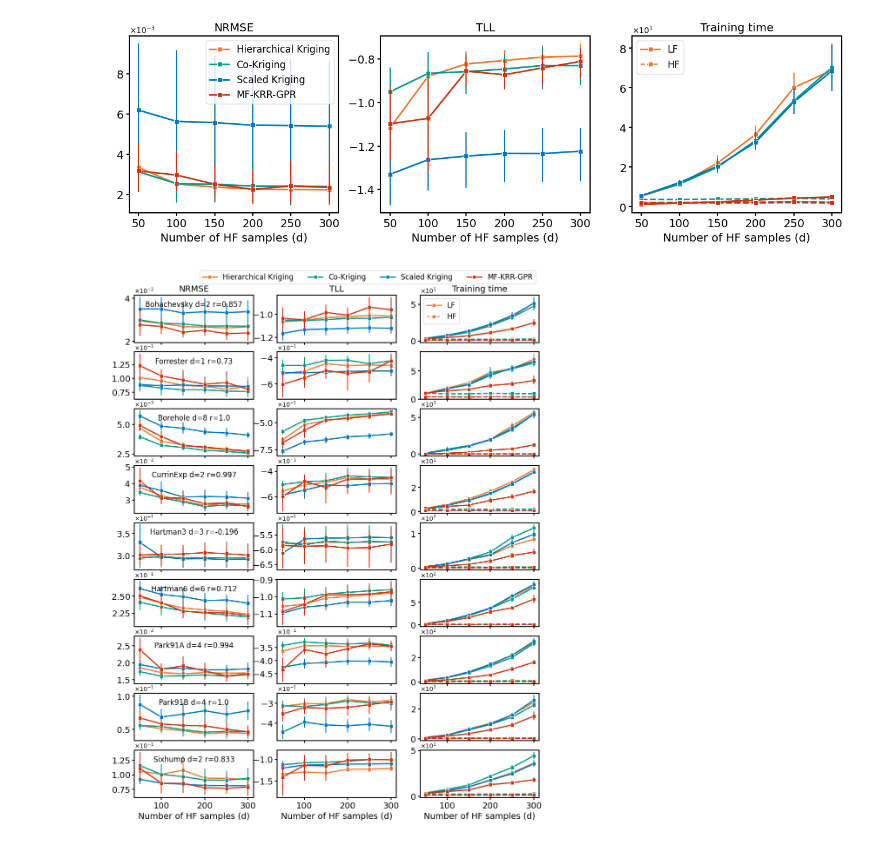
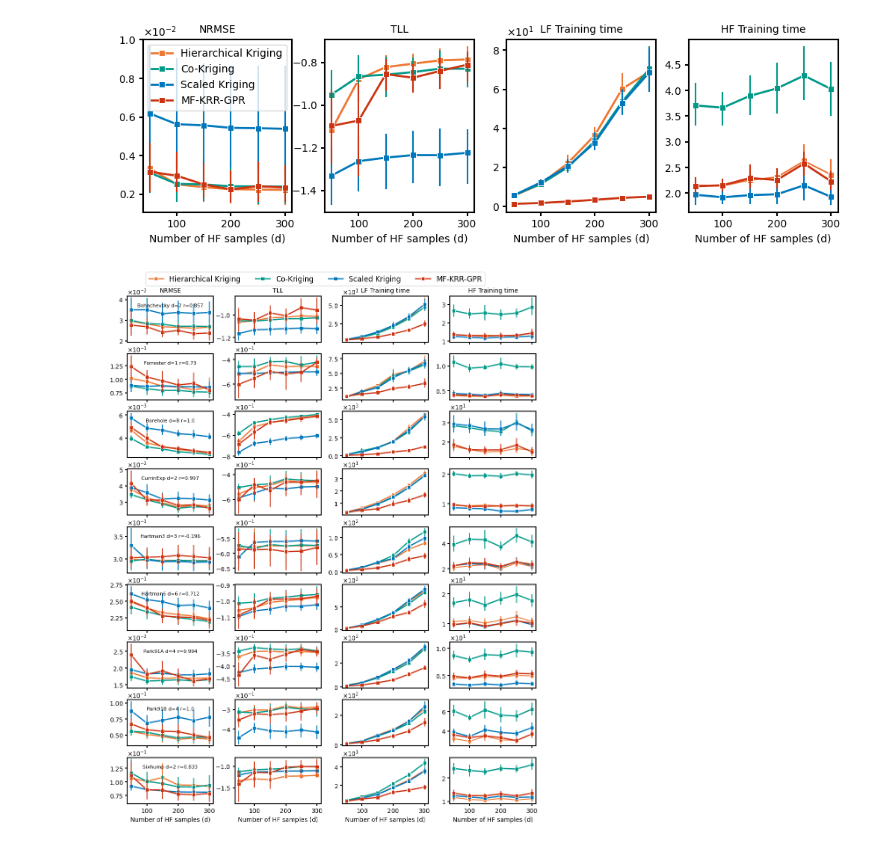
Before and after one commit to bessagroup/mfbml, a Jupyter notebook: studies/gpr_comprehensive_experiments/all_methods_noise/hf_all_function_20/calculate_2024_0510/results_analysis_ablation.ipynb, the cells around one changed output. Drawn from its saved outputs; the diff is of its cells as text; code cells hidden in the pictures.

```diff
--- a/studies/gpr_comprehensive_experiments/all_methods_noise/hf_all_function_20/calculate_2024_0510/results_analysis_ablation.ipynb
+++ b/studies/gpr_comprehensive_experiments/all_methods_noise/hf_all_function_20/calculate_2024_0510/results_analysis_ablation.ipynb
@@ -31,7 +31,7 @@ mf_rbf_gpr_results["sk_learned_noise_std"] = np.absolute(
     mf_rbf_gpr_results["sk_learned_noise_std"]-0.3)
 # %%
 # show 1 example for the main text
-font_size = 14
+font_size = 10
 problems = mf_rbf_gpr_results["problem"].unique()
 # problem information
 problem_sets = [
@@ -49,7 +49,7 @@ problem_sets = [
 dimensions = [2, 1,  2, 8, 2, 3, 6, 4, 4, 2]
 r2 = [0.857, 0.730,  0.925, 1.000, 0.997, -0.196, 0.712, 0.994, 1.0000, 0.833]
 
-fig, ax = plt.subplots(1, 3, figsize=(16, 4))
+fig, ax = plt.subplots(1, 4, figsize=(12, 3))
 for i, problem in enumerate(problems):
     if problem == "mf_Booth":
         sns.lineplot(
@@ -98,7 +98,7 @@ for i, problem in enumerate(problems):
             label="MF-KRR-GPR",
         )
         # set the legend on the top right
-        ax[0].legend(loc="upper right", fontsize=12)
+        ax[0].legend(loc="upper right", fontsize=10)
         ax[0].set_ylabel(" ", fontsize=font_size)
         # plot for the log likelihood
         sns.lineplot(
@@ -172,9 +172,9 @@ for i, problem in enumerate(problems):
             y="hk_hf_training_time",
             marker="s",
             legend="full",
-            linestyle="--",
+            linestyle="-",
             color='#EE7733',
-            ax=ax[2],
+            ax=ax[3],
             label="hk",
             err_style="bars",
         )
@@ -198,8 +198,8 @@ for i, problem in enumerate(problems):
             legend="full",
             linewidth=2,
             color='#009988',
-            linestyle="--",
-            ax=ax[2],
+            linestyle="-",
+            ax=ax[3],
             label="cokriging",
             err_style="bars",
         )
@@ -225,8 +225,8 @@ for i, problem in enumerate(problems):
             legend="full",
             linewidth=2,
             color='#0077BB',
-            linestyle="--",
-            ax=ax[2],
+            linestyle="-",
+            ax=ax[3],
             label="sk",
             err_style="bars",
         )
@@ -250,18 +250,20 @@ for i, problem in enumerate(problems):
             legend="full",
             linewidth=2,
             color='#CC3311',
-            linestyle="--",
-            ax=ax[2],
+            linestyle="-",
+            ax=ax[3],
             label="mf_krr_gpr",
             err_style="bars",
         )
-        ax[2].legend(["LF", "HF"], loc="upper left", fontsize=12)
+        ax[2].legend().set_visible(False)
         ax[2].set_ylabel(" ", fontsize=font_size)
+        ax[3].legend().set_visible(False)
+        ax[3].set_ylabel(" ", fontsize=font_size)
         # set scientific notation for the y-axis
         ax[0].yaxis.set_major_formatter(formatter)
 
 # set the linewidth of axis
-for i in range(3):
+for i in range(4):
     # ax[i].yaxis.set_major_formatter(formatter)
     ax[i].ticklabel_format(axis='y', style='sci', scilimits=(-1, 1),
                            useMathText=True, useLocale=True)
@@ -278,10 +280,11 @@ for i in range(3):
     ax[i].title.set_color("black")
 ax[0].set_title("NRMSE", fontsize=font_size)
 ax[1].set_title("TLL", fontsize=font_size)
-ax[2].set_title("Training time", fontsize=font_size)
+ax[2].set_title("LF Training time", fontsize=font_size)
+ax[3].set_title("HF Training time", fontsize=font_size)
 
 # set the space between the subplots
-plt.subplots_adjust(wspace=0.2)
+plt.subplots_adjust(wspace=0.22)
 plt.savefig("gpr_comparison_at_20hf_samples_main_text.png",
             dpi=300, bbox_inches="tight")
 plt.savefig("gpr_comparison_at_20hf_samples_main_text.pdf",
@@ -291,11 +294,11 @@ plt.savefig("gpr_comparison_at_20hf_samples_main_text.svg",
 
 plt.show()
 # %% [output]
-[figure, old version]
+[figure, new version]
 # %%
 from matplotlib.ticker import ScalarFormatter
 
-font_size = 14
+font_size = 10
 formatter = ScalarFormatter(useMathText=True)
 formatter.set_scientific(True)
 # adjust the power limits as needed
@@ -317,7 +320,7 @@ problem_sets = [
 dimensions = [2, 1,  2, 8, 2, 3, 6, 4, 4, 2]
 r2 = [0.857, 0.730,  0.925, 1.000, 0.997, -0.196, 0.712, 0.994, 1.0000, 0.833]
 ii = 0
-fig, ax = plt.subplots(9, 3, figsize=(12, 15))
+fig, ax = plt.subplots(9, 4, figsize=(12, 15))
 for i, problem in enumerate(problems):
     if problem != "mf_Booth":
         sns.lineplot(
@@ -440,9 +443,9 @@ for i, problem in enumerate(problems):
             y="hk_hf_training_time",
             marker="s",
             legend="full",
-            linestyle="--",
+            linestyle="-",
             color='#EE7733',
-            ax=ax[ii, 2],
+            ax=ax[ii, 3],
             label="hk",
             err_style="bars",
         )
@@ -466,8 +469,8 @@ for i, problem in enumerate(problems):
             legend="full",
             linewidth=2,
             color='#009988',
-            linestyle="--",
-            ax=ax[ii, 2],
+            linestyle="-",
+            ax=ax[ii, 3],
             label="cokriging",
             err_style="bars",
         )
@@ -493,8 +496,8 @@ for i, problem in enumerate(problems):
             legend="full",
             linewidth=2,
             color='#0077BB',
-            linestyle="--",
-            ax=ax[ii, 2],
+            linestyle="-",
+            ax=ax[ii, 3],
             label="sk",
             err_style="bars",
         )
@@ -518,24 +521,26 @@ for i, problem in enumerate(problems):
             legend="full",
             linewidth=2,
             color='#CC3311',
-            linestyle="--",
-            ax=ax[ii, 2],
+            linestyle="-",
+            ax=ax[ii, 3],
             label="mf_krr_gpr",
             err_style="bars",
         )
         ax[ii, 2].legend().set_visible(False)
         ax[ii, 2].set_ylabel(" ", fontsize=font_size)
+        ax[ii, 3].legend().set_visible(False)
+        ax[ii, 3].set_ylabel(" ", fontsize=font_size)
         # set the title for the plot without bold
         # ax[ii, 2].set_title(
         #     f"{problem_sets[i]}, d={dimensions[i]}, r={r2[i]}", fontsize=font_size)
         # set text in the plot in the middle
         ax[ii, 0].text(0.5, 0.8, f"{problem_sets[i]} d={dimensions[i]} r={r2[i]}", horizontalalignment='center',
-                       verticalalignment='center', transform=ax[ii, 0].transAxes, fontsize=12)
+                       verticalalignment='center', transform=ax[ii, 0].transAxes, fontsize=8)
         ii = ii + 1
 
 # set the linewidth of axis
 for i in range(9):
-    for j in range(3):
+    for j in range(4):
         # set format for the y axis into scientific notation for subplots
         # get the y-axis values of the plot
         ax[i, j].ticklabel_format(axis='y', style='sci', scilimits=(-1, 1),
@@ -548,36 +553,37 @@ for i in range(9):
         if i == 8:
             ax[i, j].set_xlabel("Number of HF samples (d)", fontsize=font_size)
         else:
             ax[i, j].set_xlabel(" ")
         # set font size of the axis
         ax[i, j].tick_params(axis="both", labelsize=font_size)
         # set the font size of all axis
         ax[i, j].title.set_fontsize(font_size)
         ax[i, j].title.set_color("black")
 
 # remove the x axis values for all plot except the last one
 for i in range(8):
-    for j in range(3):
+    for j in range(4):
         ax[i, j].set_xticklabels([])
 # set title for first row
 ax[0, 0].set_title("NRMSE", fontsize=font_size)
 ax[0, 1].set_title("TLL", fontsize=font_size)
-ax[0, 2].set_title("Training time", fontsize=font_size)
+ax[0, 2].set_title("LF Training time", fontsize=font_size)
+ax[0, 3].set_title("HF Training time", fontsize=font_size)
 # add legend for ax[0, 2]
 # ax[0, 2].legend(loc="upper left", fontsize=12)
-ax[0, 2].legend(["LF", "HF"], loc="upper left", fontsize=12)
+# ax[0, 2].legend(["LF", "HF"], loc="upper left", fontsize=12)
 # add legend for ax[0, 0] and put it at the very top right
 ax[0, 0].legend(loc="upper right", fontsize=12, ncol=4,
-                bbox_to_anchor=(3.4, 1.6))
+                bbox_to_anchor=(4.2, 1.6))
 
 # set the space between the subplots
-plt.subplots_adjust(wspace=0.2, hspace=0.2)
+plt.subplots_adjust(wspace=0.25, hspace=0.25)
 plt.savefig("gpr_comparison_at_20hf_samples_appendix.png",
             dpi=300, bbox_inches="tight")
 plt.savefig("gpr_comparison_at_20hf_samples_appendix.pdf",
             dpi=300, bbox_inches="tight")
 plt.savefig("gpr_comparison_at_20hf_samples_appendix.svg",
             dpi=300, bbox_inches="tight")
 plt.show()
 # %% [output]
-[figure, old version]
+[figure, new version]
```
Also changed, not shown: 23 other files.
